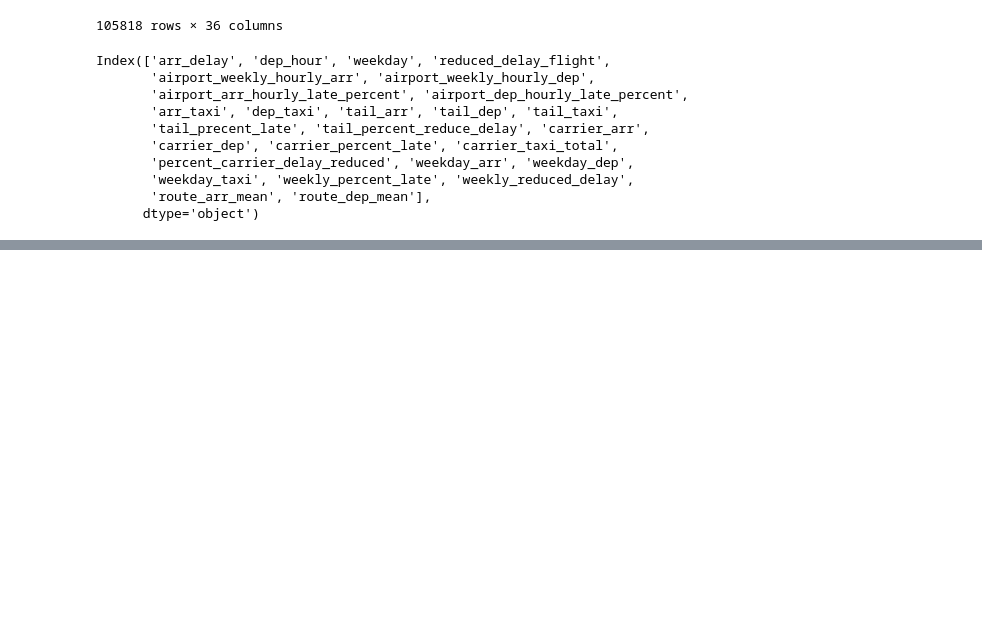
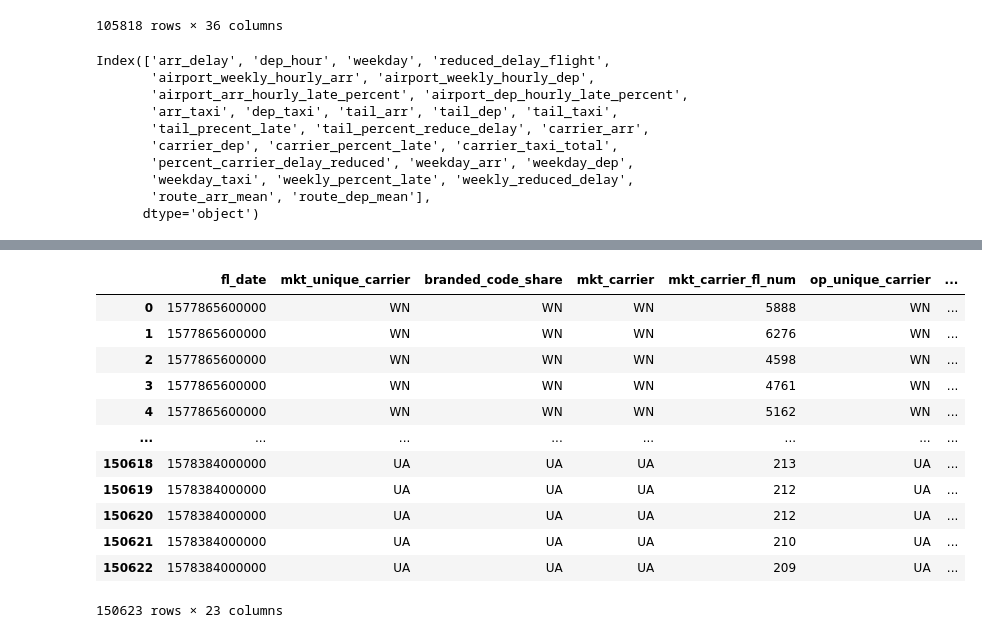
Before and after one commit to Graham-Broughton/flight_delay, a Jupyter notebook: EDA_and_preprocessing/preprocessing.ipynb, the cells around one changed output, grey strips where cells are left out. Drawn from its saved outputs; the diff is of its cells as text; code cells hidden in the pictures; blank space fills up the shorter version.

```diff
--- a/EDA_and_preprocessing/preprocessing.ipynb
+++ b/EDA_and_preprocessing/preprocessing.ipynb
@@ -294,0 +414,17 @@ df = df.rename(columns={'carrier_route_air_ratio_x': 'carrier_route_air_ratio'})
+# %%
+#test = pd.read_csv('G_PSQL_data/flights_TEST.txt')
+test
+# %% [output]
+|  | fl_date | mkt_unique_carrier | branded_code_share | mkt_carrier | mkt_carrier_fl_num | op_unique_carrier | ... |
+| 0 | 1577865600000 | WN | WN | WN | 5888 | WN | ... |
+| 1 | 1577865600000 | WN | WN | WN | 6276 | WN | ... |
+| 2 | 1577865600000 | WN | WN | WN | 4598 | WN | ... |
+| 3 | 1577865600000 | WN | WN | WN | 4761 | WN | ... |
+| 4 | 1577865600000 | WN | WN | WN | 5162 | WN | ... |
+| ... | ... | ... | ... | ... | ... | ... | ... |
+| 150618 | 1578384000000 | UA | UA | UA | 213 | UA | ... |
+| 150619 | 1578384000000 | UA | UA | UA | 212 | UA | ... |
+| 150620 | 1578384000000 | UA | UA | UA | 212 | UA | ... |
+| 150621 | 1578384000000 | UA | UA | UA | 210 | UA | ... |
+| 150622 | 1578384000000 | UA | UA | UA | 209 | UA | ... |
+150623 rows × 23 columns
```
Also changed, not shown: parts of 22 cells of this notebook, 30 other files.
